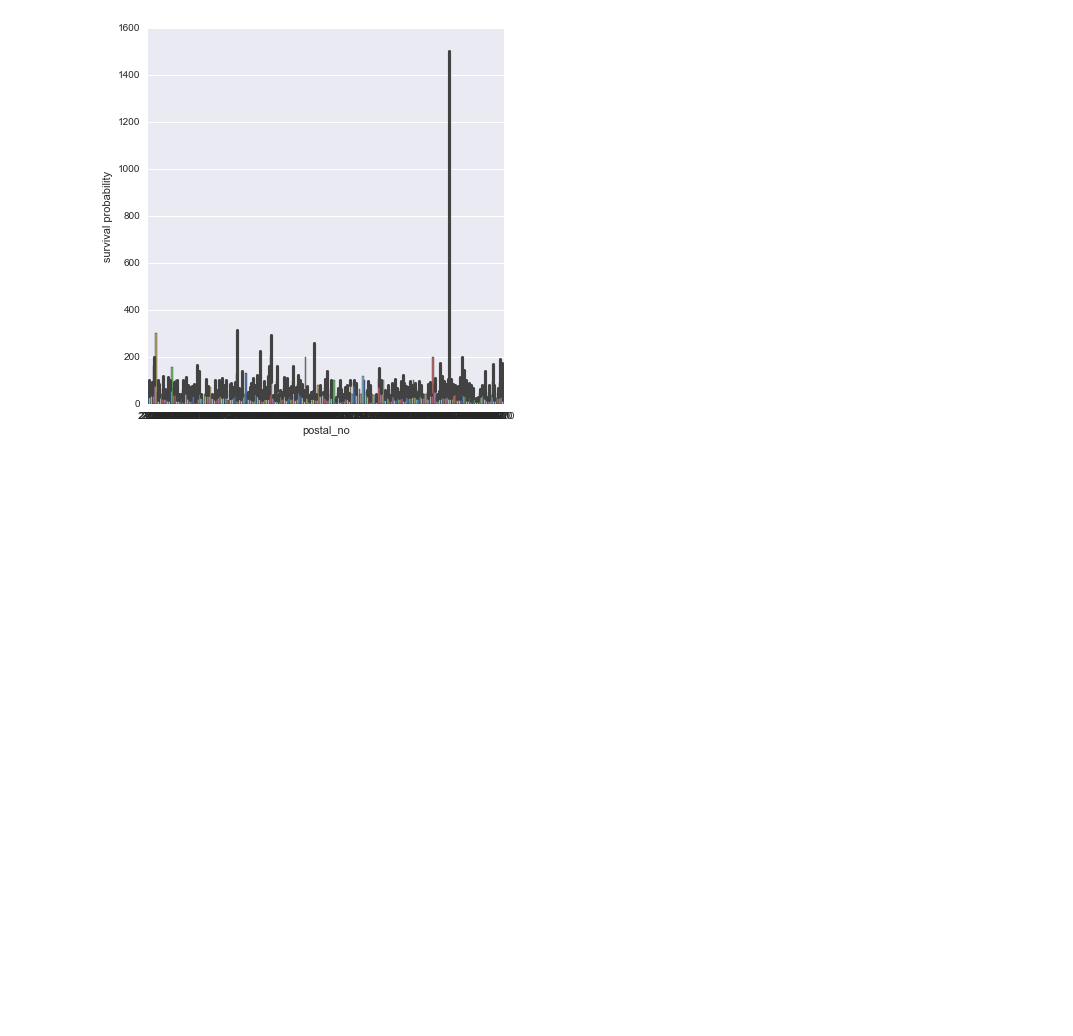
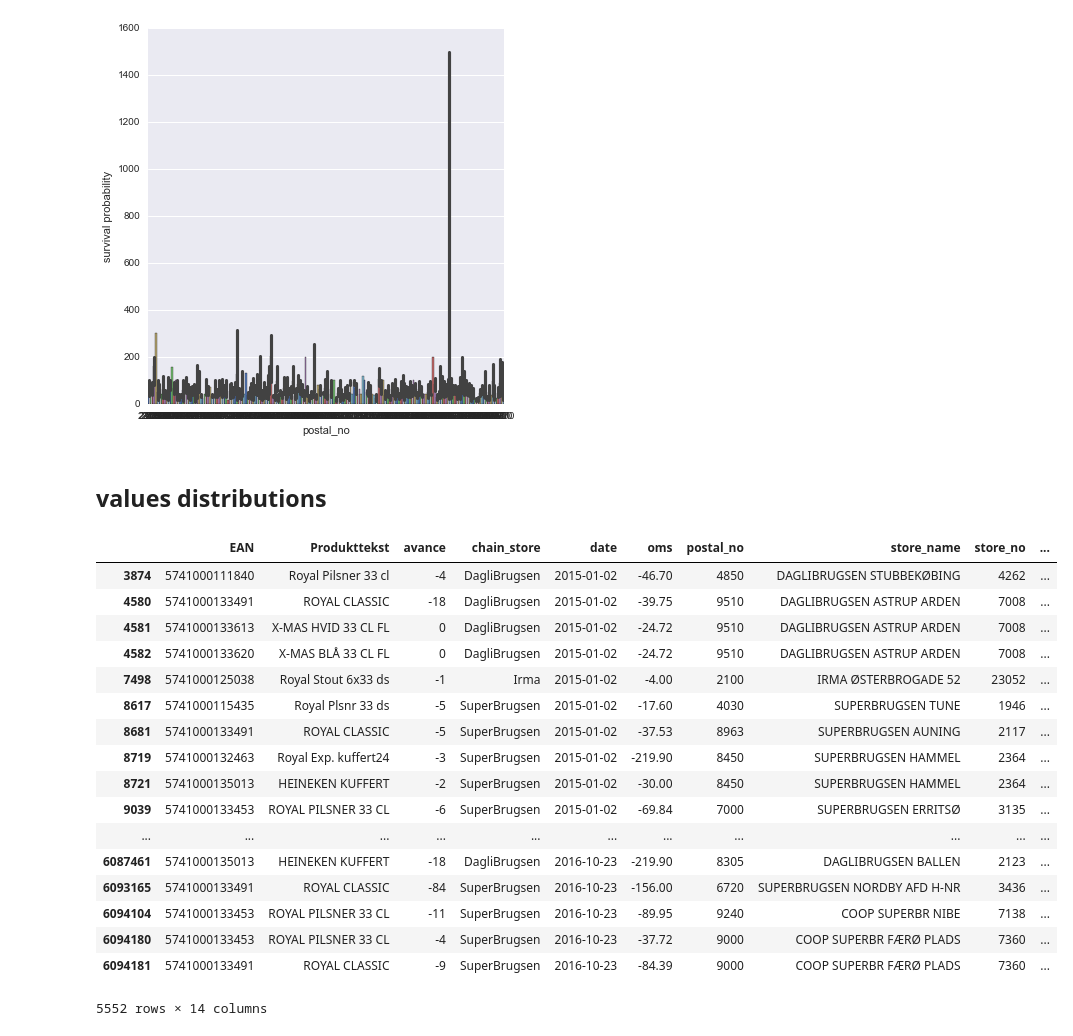
Before and after one commit to vlievin/OiX-2016---Understanding-Weather-Impact-on-Beer-Sales-in-Denmark, a Jupyter notebook: explore sales data.ipynb, the cells around one changed output. Saved outputs shown, nothing was run; the diff lists cells and outputs as text; code cells hidden in the pictures; blank space fills up the shorter version.

```diff
--- a/explore sales data.ipynb
+++ b/explore sales data.ipynb
@@ -19,6 +19,7 @@ df['weekday'] = df['date'].dt.weekday
 df['dayofyear'] = df['date'].dt.dayofyear
 # %%
 # filter
+df = df[df['oms'] > 0 ]
 df[:10]
 # %% [output]
 |  | EAN | Produkttekst | avance | chain_store | date | oms | postal_no | store_name | store_no | ... |
@@ -70,3 +75,26 @@ g.set_ylabels("survival probability")
 # %% [output]
 <seaborn.axisgrid.FacetGrid at 0x...>
 [figure]
+# %% [markdown]
+## values distributions
+# %%
+df[df['oms'] < 0  ]
+# %% [output]
+|  | EAN | Produkttekst | avance | chain_store | date | oms | postal_no | store_name | store_no | ... |
+| 3874 | 5741000111840 | Royal Pilsner 33 cl | -4 | DagliBrugsen | 2015-01-02 | -46.70 | 4850 | DAGLIBRUGSEN STUBBEKØBING | 4262 | ... |
+| 4580 | 5741000133491 | ROYAL CLASSIC | -18 | DagliBrugsen | 2015-01-02 | -39.75 | 9510 | DAGLIBRUGSEN ASTRUP ARDEN | 7008 | ... |
+| 4581 | 5741000133613 | X-MAS HVID 33 CL FL | 0 | DagliBrugsen | 2015-01-02 | -24.72 | 9510 | DAGLIBRUGSEN ASTRUP ARDEN | 7008 | ... |
+| 4582 | 5741000133620 | X-MAS BLÅ 33 CL FL | 0 | DagliBrugsen | 2015-01-02 | -24.72 | 9510 | DAGLIBRUGSEN ASTRUP ARDEN | 7008 | ... |
+| 7498 | 5741000125038 | Royal Stout 6x33 ds | -1 | Irma | 2015-01-02 | -4.00 | 2100 | IRMA ØSTERBROGADE 52 | 23052 | ... |
+| 8617 | 5741000115435 | Royal Plsnr 33 ds | -5 | SuperBrugsen | 2015-01-02 | -17.60 | 4030 | SUPERBRUGSEN TUNE | 1946 | ... |
+| 8681 | 5741000133491 | ROYAL CLASSIC | -5 | SuperBrugsen | 2015-01-02 | -37.53 | 8963 | SUPERBRUGSEN AUNING | 2117 | ... |
+| 8719 | 5741000132463 | Royal Exp. kuffert24 | -3 | SuperBrugsen | 2015-01-02 | -219.90 | 8450 | SUPERBRUGSEN HAMMEL | 2364 | ... |
+| 8721 | 5741000135013 | HEINEKEN KUFFERT | -2 | SuperBrugsen | 2015-01-02 | -30.00 | 8450 | SUPERBRUGSEN HAMMEL | 2364 | ... |
+| 9039 | 5741000133453 | ROYAL PILSNER 33 CL | -6 | SuperBrugsen | 2015-01-02 | -69.84 | 7000 | SUPERBRUGSEN ERRITSØ | 3135 | ... |
+| ... | ... | ... | ... | ... | ... | ... | ... | ... | ... | ... |
+| 6087461 | 5741000135013 | HEINEKEN KUFFERT | -18 | DagliBrugsen | 2016-10-23 | -219.90 | 8305 | DAGLIBRUGSEN BALLEN | 2123 | ... |
+| 6093165 | 5741000133491 | ROYAL CLASSIC | -84 | SuperBrugsen | 2016-10-23 | -156.00 | 6720 | SUPERBRUGSEN NORDBY AFD H-NR | 3436 | ... |
+| 6094104 | 5741000133453 | ROYAL PILSNER 33 CL | -11 | SuperBrugsen | 2016-10-23 | -89.95 | 9240 | COOP SUPERBR NIBE | 7138 | ... |
+| 6094180 | 5741000133453 | ROYAL PILSNER 33 CL | -4 | SuperBrugsen | 2016-10-23 | -37.72 | 9000 | COOP SUPERBR FÆRØ PLADS | 7360 | ... |
+| 6094181 | 5741000133491 | ROYAL CLASSIC | -9 | SuperBrugsen | 2016-10-23 | -84.39 | 9000 | COOP SUPERBR FÆRØ PLADS | 7360 | ... |
+5552 rows × 14 columns
```
Also changed, not shown: parts of 2 cells of this notebook, 1 other file.
